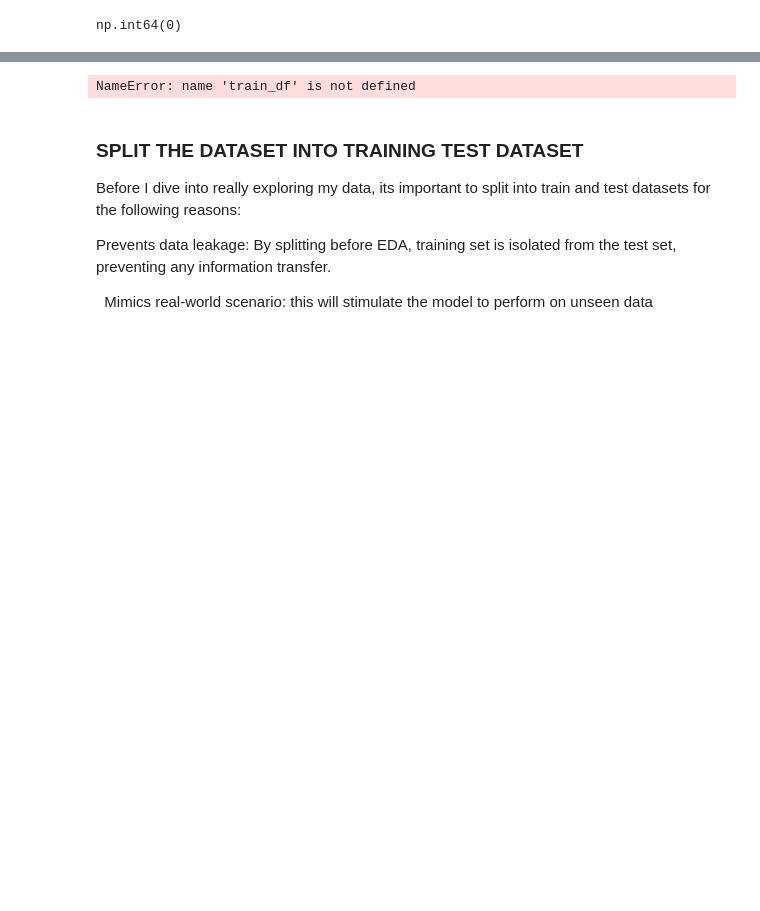
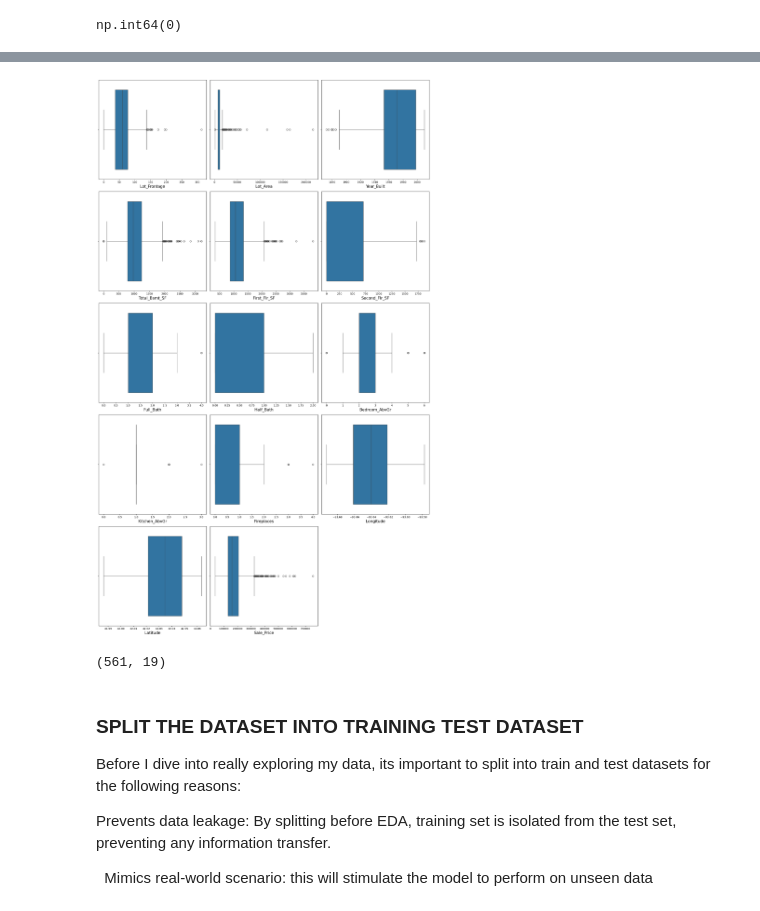
Before and after one commit to Sunday-Oladokun/Predictive-Modelling-Of-House-Prices-Using-Regression-Models, a Jupyter notebook: House Prices new.ipynb, the cells around one changed output, grey strips where cells are left out. Cells and saved outputs as stored; diff of their text form; code cells hidden in the pictures; blank space fills up the shorter version.

```diff
--- a/House Prices new.ipynb
+++ b/House Prices new.ipynb
@@ -405 +414,30 @@ for i in range(len(num_df.columns)):
+# %%
+# Plotting the distribution of outliers using a box plot for each numerical feature
+
+# Number of columns in the DataFrame
+num_features = len(numerical_data_df.columns)
+
+# Calculate the number of rows and columns needed for the subplot grid
+n_cols = 3
+n_rows = np.ceil(num_features / n_cols).astype(int)
+
+# Set the size of the entire figure
+plt.figure(figsize=(18, 6 * n_rows))
+
+# Iterate over each column in the DataFrame containing numerical data
+for index, column in enumerate(numerical_data_df.columns):
+
+    # Create a subplot in the calculated grid
+    plt.subplot(n_rows, n_cols, index + 1)
+
+    # Generate a boxplot for the current column
+    sns.boxplot(x=numerical_data_df[column])
+
+    # Set the label for the x-axis with the column name and adjust the font size
+    plt.xlabel(column, fontsize=15)
+
+# Adjust layout to prevent overlap
+plt.tight_layout()
+# %% [output]
+[figure, added]
 # %%
@@ -418,8 +472,31 @@ def outliers(data, col):
     return outliers
-# %%
-out_lotfront = outliers(train_df, 'Lot_Frontage')
-# %% [output]
-NameError: name 'train_df' is not defined
+# %%
+# Apply the function to the list of numerical features created earlier so as to extract outliers and then append them to a dataframe
+
+# Create an empty DataFrame to store outliers
+outliers_df = pd.DataFrame()
+
+# Apply the outlier detection function to each numerical feature
+for feature in numerical_features:
+    # Get outliers for the current feature
+    feature_outliers = identify_outliers(df, feature)
+
+    # Add a column to indicate the feature name
+    feature_outliers['feature'] = feature
+
+    # Append the outliers to the combined DataFrame
+    outliers_df = pd.concat([outliers_df, feature_outliers])
+
+# Reset the index of the final DataFrame
+outliers_df.reset_index(drop=True, inplace=True)
+
+# Return the DataFrame of outliers
+outliers_df
+
+# Size of the outliers in the dataset
+outliers_df.shape
+# %% [output]
+(561, 19)
 # %% [markdown]
 ### __SPLIT THE DATASET INTO TRAINING TEST DATASET__
 
```
Also changed, not shown: parts of 66 cells of this notebook.
